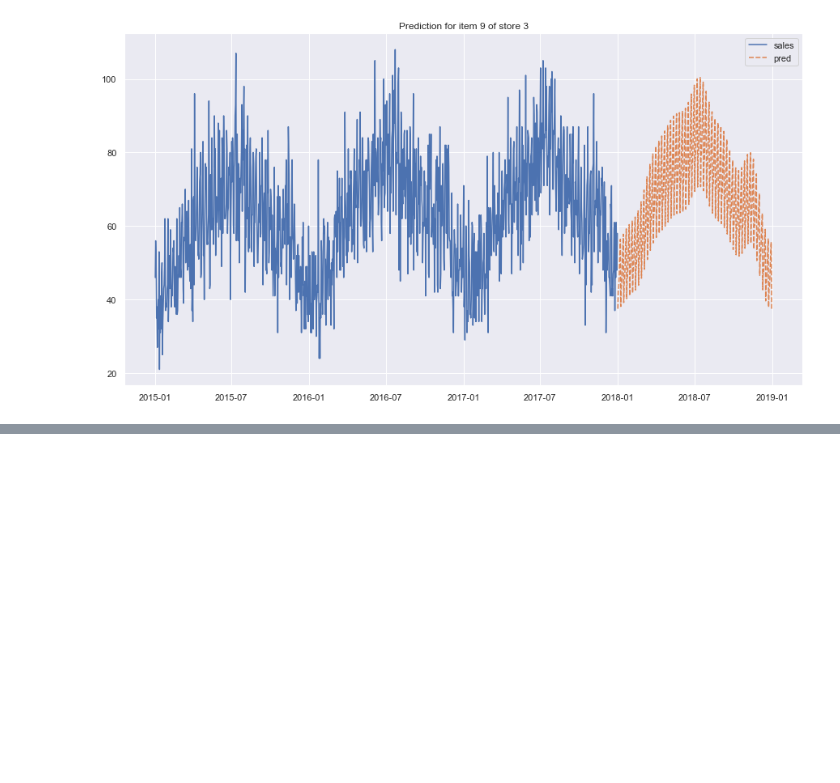
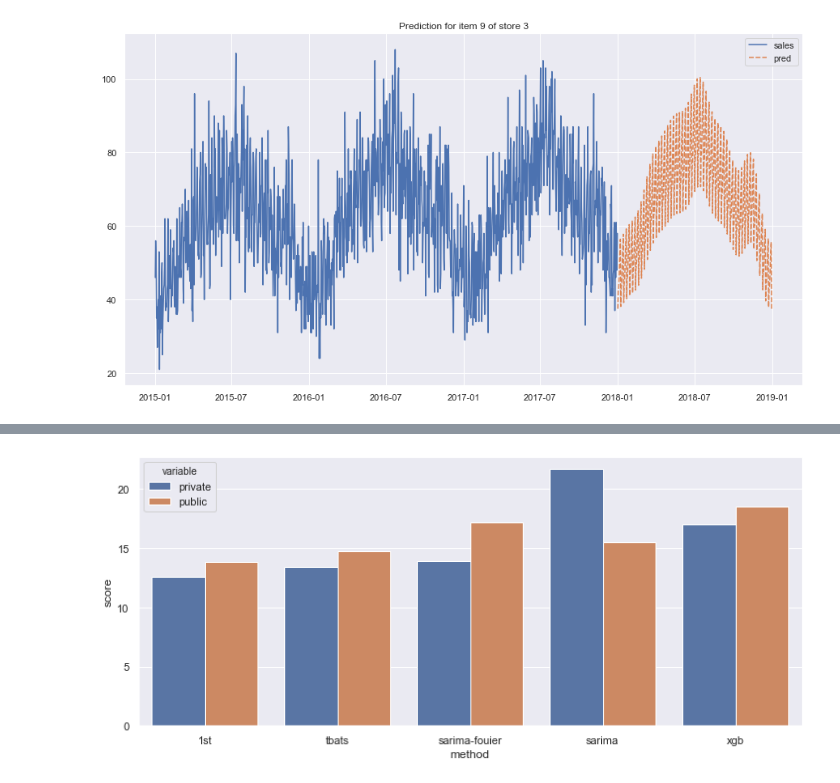
Before and after one commit to tcdat96/product-demand-forecast, a Jupyter notebook: demand-forecast-visualize.ipynb, the cells around one changed output, grey strips where cells are left out. Saved outputs shown, nothing was run; the diff lists cells and outputs as text; code cells hidden in the pictures; blank space fills up the shorter version.

```diff
--- a/demand-forecast-visualize.ipynb
+++ b/demand-forecast-visualize.ipynb
@@ -433,0 +418,7 @@ add_new_features(train_df)
+# %%
+score = [['sarima', 21.67227, 15.54698], ['sarima-fouier', 13.92061, 17.20388], \
+         ['tbats', 13.39613, 14.78374], ['xgb', 17.00944, 18.53668], ['1st', 12.58015, 13.83614]]
+score_df = pd.DataFrame(score, columns=['method', 'private', 'public'])
+score_df = pd.melt(score_df, id_vars='method', value_vars=['private', 'public'], value_name='score')
+score_df = score_df.sort_values(['score', 'method'])
+score_df
@@ -433,0 +437,7 @@ add_new_features(train_df)
+# %%
+sns.set(rc={'figure.figsize':(12, 5)})
+g = sns.barplot(data=score_df, x='method', y='score', hue='variable')
+g.get_figure().savefig('plots/evaluation.jpg')
+del g
+# %% [output]
+[figure, added]
```
Also changed, not shown: parts of 15 cells of this notebook, 4 other files.
